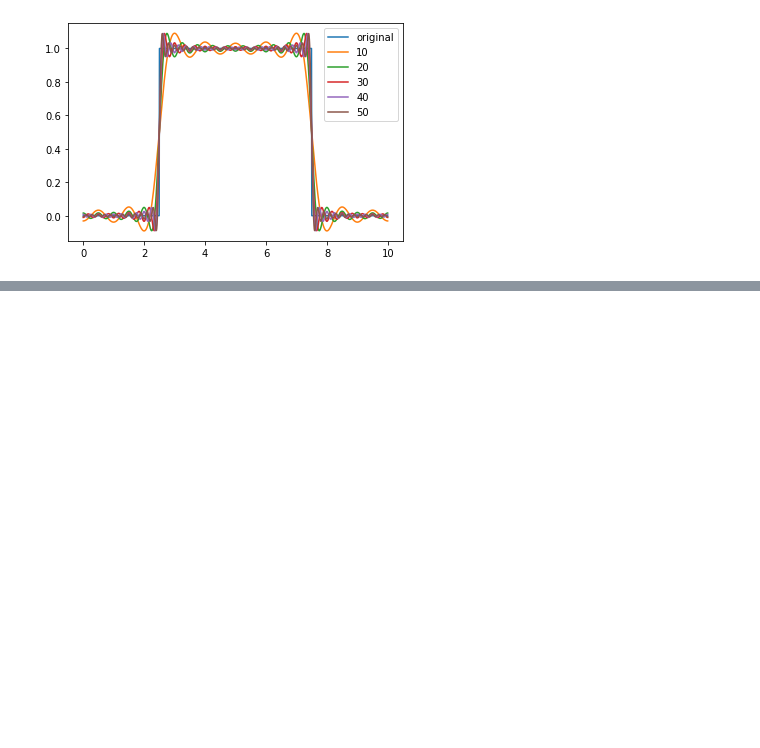
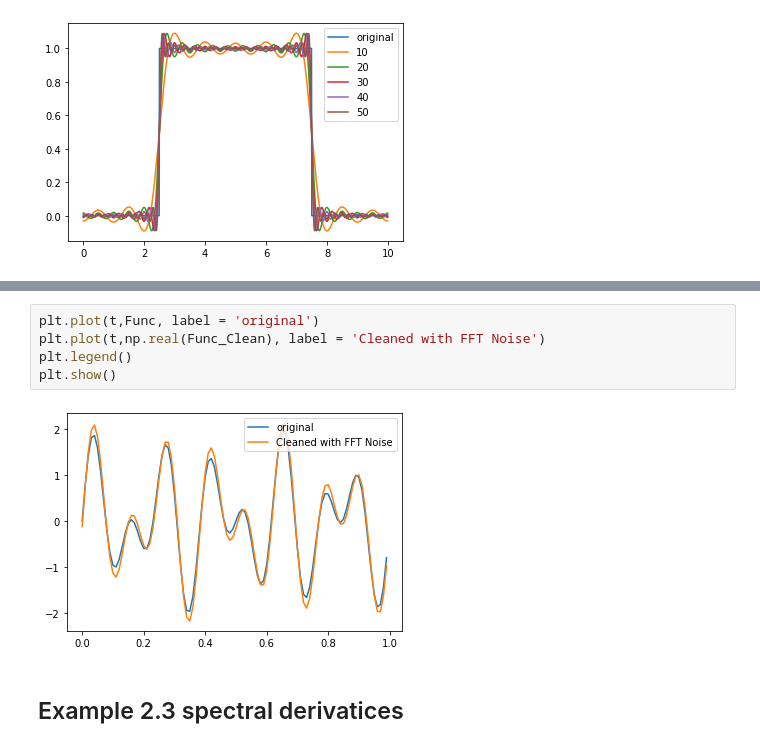
Before and after one commit to DuckieNukeEm/data_driven_science_and_engineering, a Jupyter notebook: Ch2/Chapter 2 - Fourier Transformations.ipynb, the cells around one changed output, grey strips where cells are left out. Saved outputs shown, nothing was run; the diff lists cells and outputs as text; blank space fills up the shorter version.

```diff
--- a/Ch2/Chapter 2 - Fourier Transformations.ipynb
+++ b/Ch2/Chapter 2 - Fourier Transformations.ipynb
@@ -117,0 +151,9 @@ plt.show()
+# %%
+plt.plot(t,Func, label = 'original')
+plt.plot(t,np.real(Func_Clean), label = 'Cleaned with FFT Noise')
+plt.legend()
+plt.show()
+# %% [output]
+[figure, added]
+# %% [markdown]
+## Example 2.3 spectral derivatices
```
Also changed, not shown: parts of 7 cells of this notebook, 1 other file.
